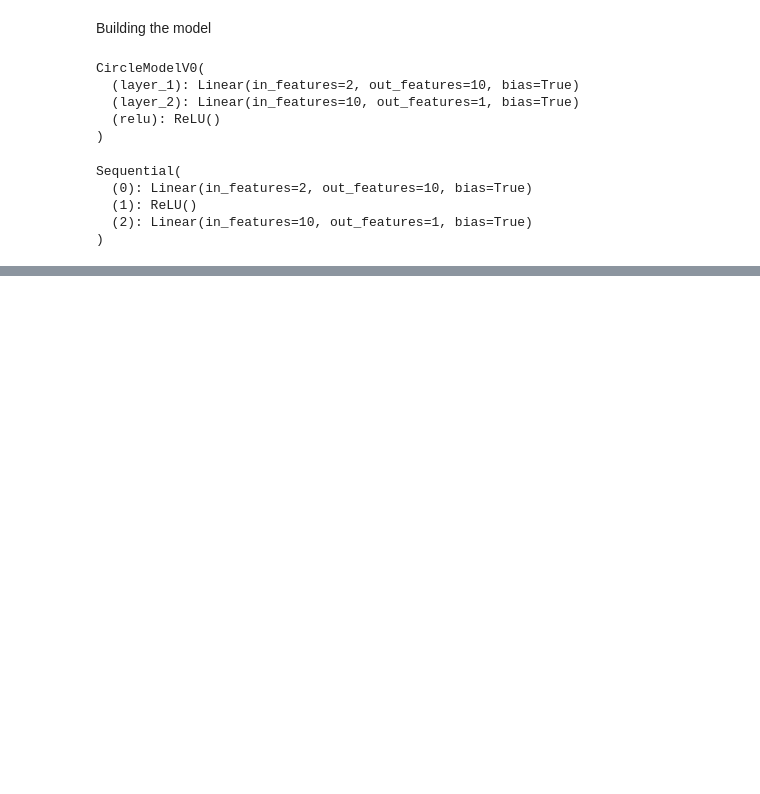
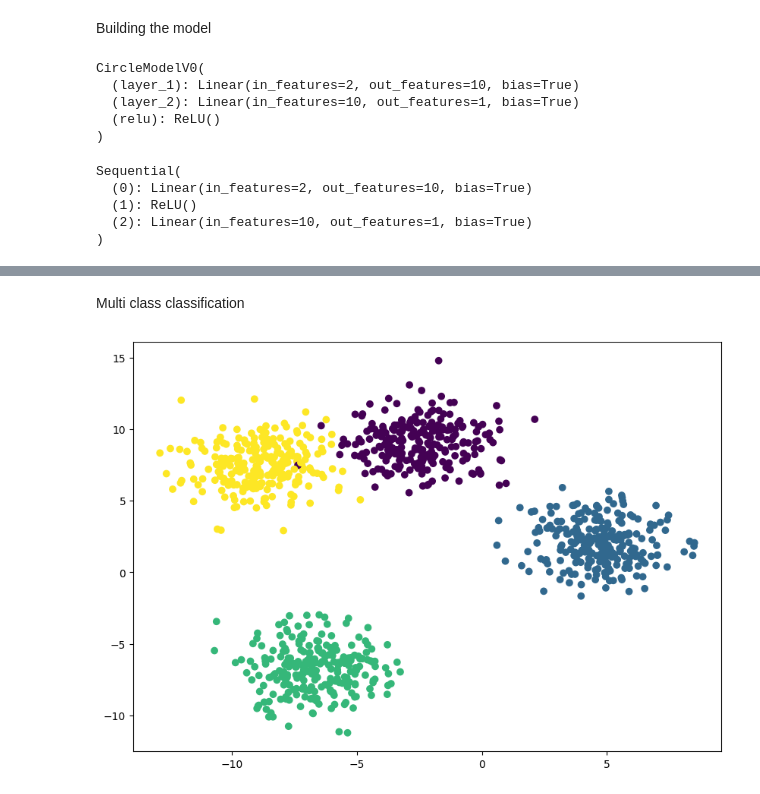
Before and after one commit to angrybird05/pyTorch, a Jupyter notebook: Neural_networks_cassification.ipynb, the cells around one changed output, grey strips where cells are left out. Drawn from its saved outputs; the diff is of its cells as text; code cells hidden in the pictures; blank space fills up the shorter version.

```diff
--- a/Neural_networks_cassification.ipynb
+++ b/Neural_networks_cassification.ipynb
@@ -293,0 +294,43 @@ plot_predictions(model_0, X_test, y_test, title="Model 0 Decision Boundary on Te
+# %% [markdown]
+Multi class classification
+# %%
+#import dependencies
+import torch
+from torch import nn
+import matplotlib.pyplot as plt
+from sklearn.datasets import make_blobs
+from sklearn.model_selection import train_test_split
+
+#set hyperparameters for data creation
+NUM_CLASSES = 4
+NUM_FEATURES = 2
+RANDOM_SEED = 42
+
+#creating multi class data
+X_blob,y_blob = make_blobs(n_samples=1000,
+                           n_features=NUM_FEATURES,
+                           centers=NUM_CLASSES,
+                           cluster_std=1.5,
+                           random_state=RANDOM_SEED)
+
+# TURN DATA INTO TENSORS
+X_blob = torch.from_numpy(X_blob).type(torch.float)
+y_blob = torch.from_numpy(y_blob).type(torch.LongTensor)
+
+
+#spliting the data into traning and testing
+X_blob_train,X_blob_test,y_blob_train,y_blob_test = train_test_split(X_blob,
+                                                  y_blob,
+                                                  test_size=0.2,
+                                                  random_state=RANDOM_SEED)
+
+
+
+#visualize the data
+plt.figure(figsize=(10,7))
+plt.scatter(X_blob[:,0],
+           X_blob[:,1],
+           c = y_blob)
+plt.show()
+# %% [output]
+[figure, added]
```
Also changed, not shown: parts of 10 cells of this notebook.
